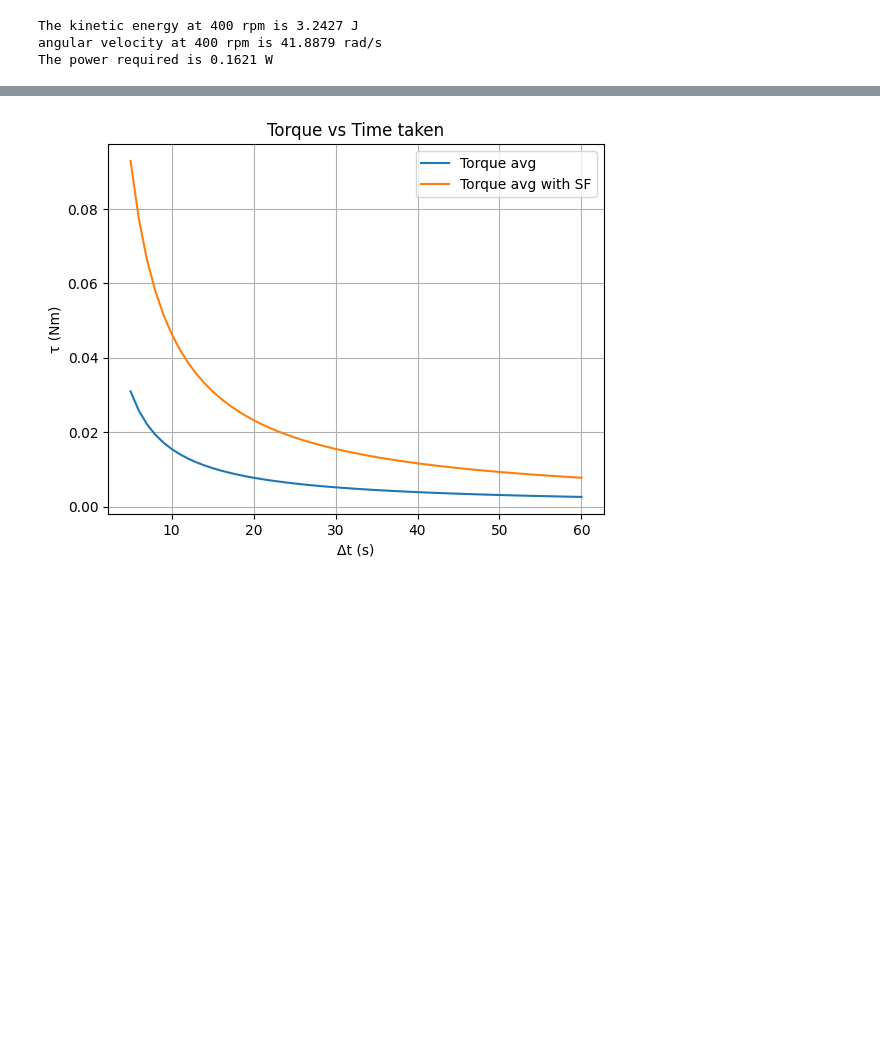
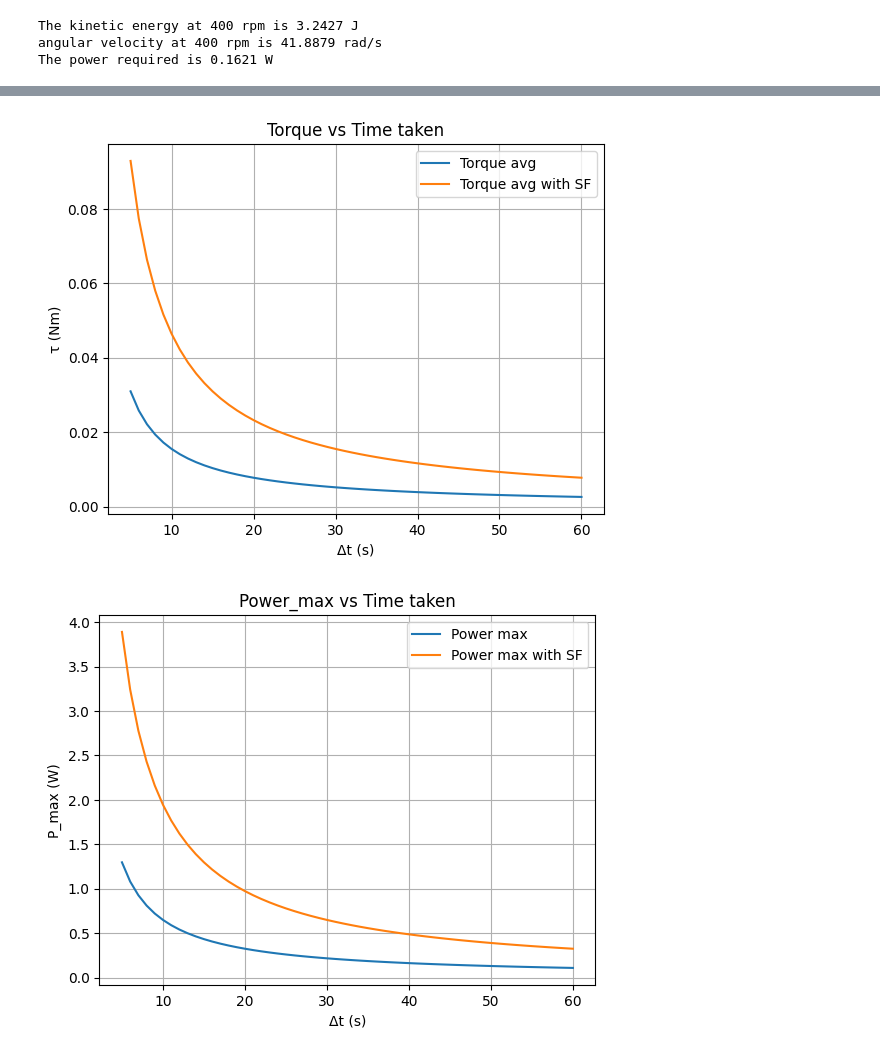
Before and after one commit to lyDevper/Ball-Launcher-Calc, a Jupyter notebook: Ball_Launcher_calc.ipynb, the cells around one changed output, grey strips where cells are left out. Saved outputs shown, nothing was run; the diff lists cells and outputs as text; code cells hidden in the pictures; blank space fills up the shorter version.

Commit message:
added power graph

```diff
--- a/Ball_Launcher_calc.ipynb
+++ b/Ball_Launcher_calc.ipynb
@@ -91,27 +95,45 @@ The torque required to reach 400 rpm in 20.00000000 s is 0.23224380 kg*cm
 # %%
 import numpy as np
 import matplotlib.pyplot as plt
 
 def torque_for_delt_t(omega_f, delt_t):
     torque = I_sys * omega_f / delt_t
     return torque
 
+def power_max_for_delt_t(omega_f, delt_t):
+    power_max = torque_for_delt_t(omega_f, delt_t) * omega_f
+    return power_max
+
 # plot torque vs delt_time from 10 to 60 s
 
 SF = 3 # safety factor
 
 delt_t_l = np.arange(5, 61, 1)
-torque_l = torque_for_delt_t(omega_f, delt_t_l)
-torque_SF_l = torque_l * SF
+torque_l = [torque_for_delt_t(omega_f, delt_t) for delt_t in delt_t_l]
+torque_SF_l = [torque_i * SF for torque_i in torque_l]
 
 # plot torque and torque_SF vs delt_t in the same graph
 plt.plot(delt_t_l, torque_l, label='Torque avg')
 plt.plot(delt_t_l, torque_SF_l, label='Torque avg with SF')
 plt.xlabel('Δt (s)')
 plt.ylabel('τ (Nm)')
 plt.title('Torque vs Time taken')
 plt.legend()
 plt.grid()
 plt.show()
+
+# plot power_max vs delt_time from 10 to 60 s
+power_max_l = [power_max_for_delt_t(omega_f, delt_t) for delt_t in delt_t_l]
+power_max_SF_l = [power_max_i * SF for power_max_i in power_max_l]
+
+plt.plot(delt_t_l, power_max_l, label='Power max')
+plt.plot(delt_t_l, power_max_SF_l, label='Power max with SF')
+plt.xlabel('Δt (s)')
+plt.ylabel('P_max (W)')
+plt.title('Power_max vs Time taken')
+plt.legend()
+plt.grid()
+plt.show()
 # %% [output]
 [figure]
+[figure, added]
```
Also changed, not shown: parts of 1 cell of this notebook, 1 other file.
